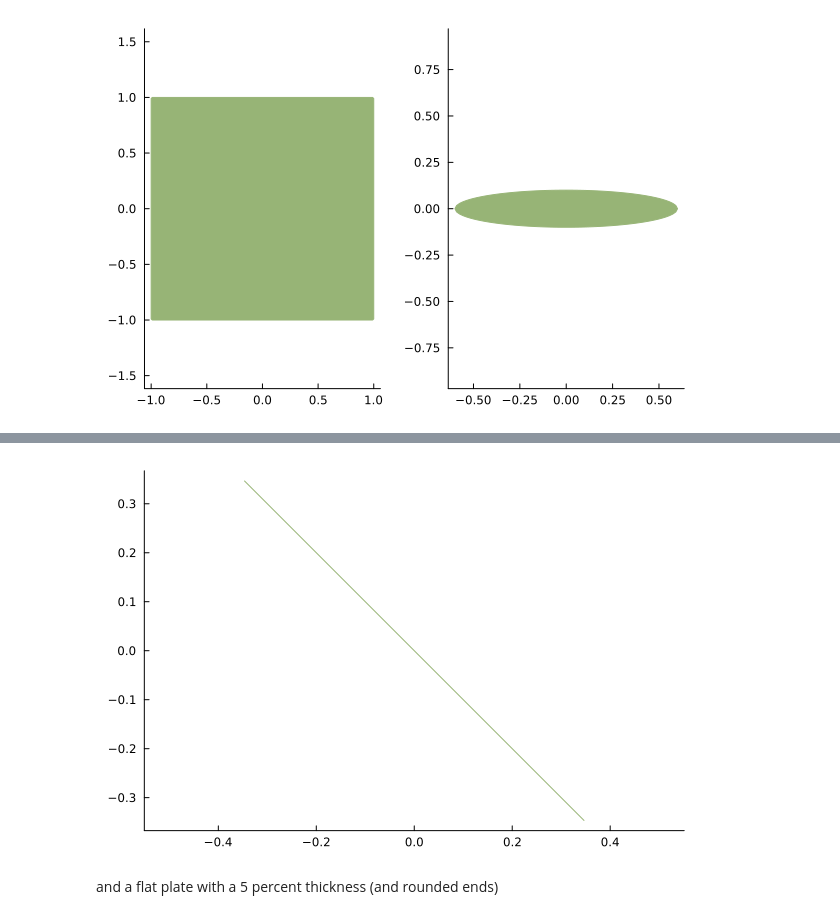
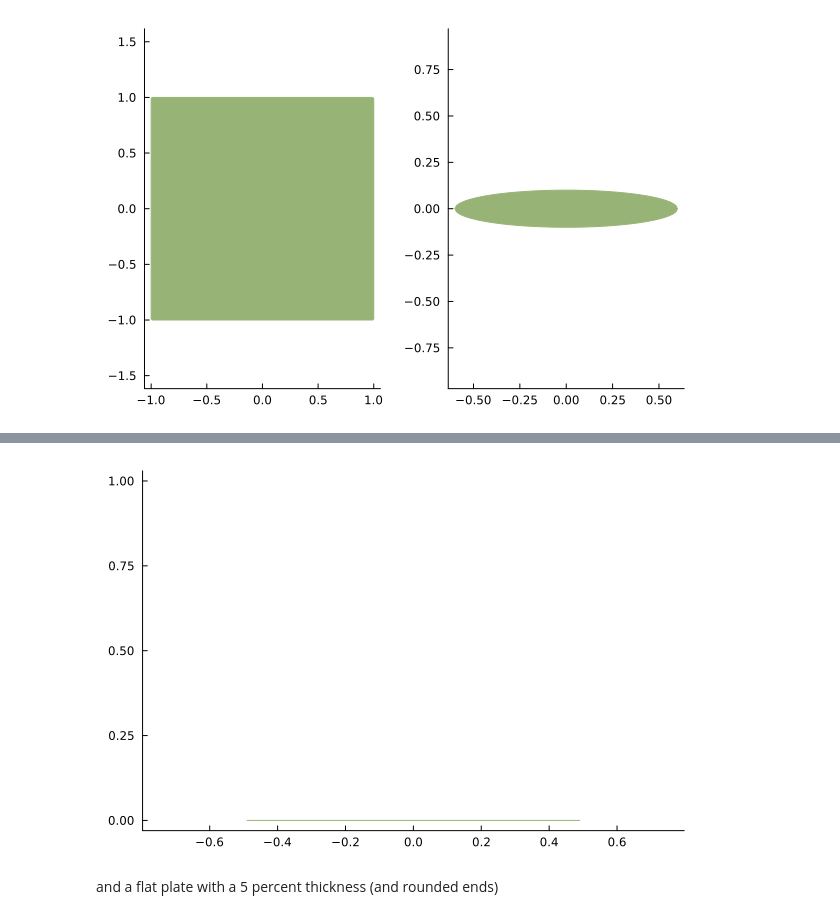
Before and after one commit to JuliaIBPM/RigidBodyTools.jl, a Jupyter notebook: examples/shapes.ipynb, the cells around one changed output, grey strips where cells are left out. Cells and saved outputs as stored; diff of their text form; code cells hidden in the pictures.

```diff
--- a/examples/shapes.ipynb
+++ b/examples/shapes.ipynb
@@ -175,10 +121,8 @@ A flat plate with no thickness, at 45 degrees angle of attack
 # %%
 b = Plate(1.0,0.02)
-T = RigidTransform((0.0,0.0),-45π/180)
-T(b)
 plot(b)
 # %% [output]
-[figure, old version]
+[figure, new version]
 # %% [markdown]
 and a flat plate with a 5 percent thickness (and rounded ends)
 # %%
```
Also changed, not shown: parts of 15 cells of this notebook, 12 other files.
